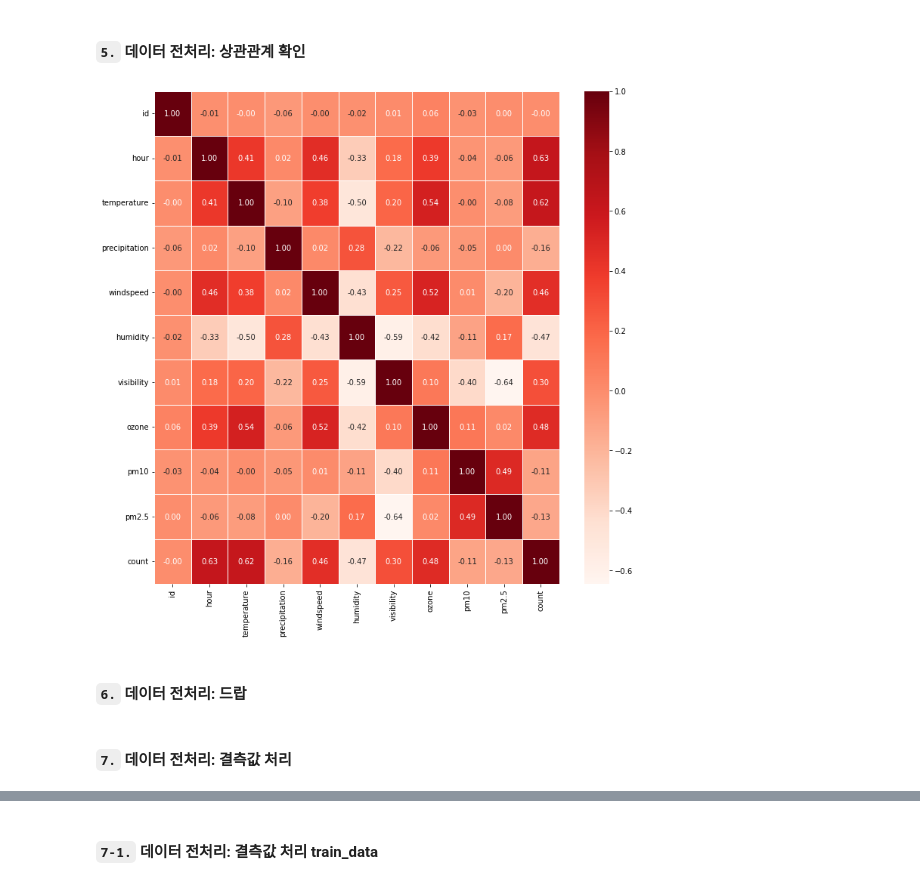
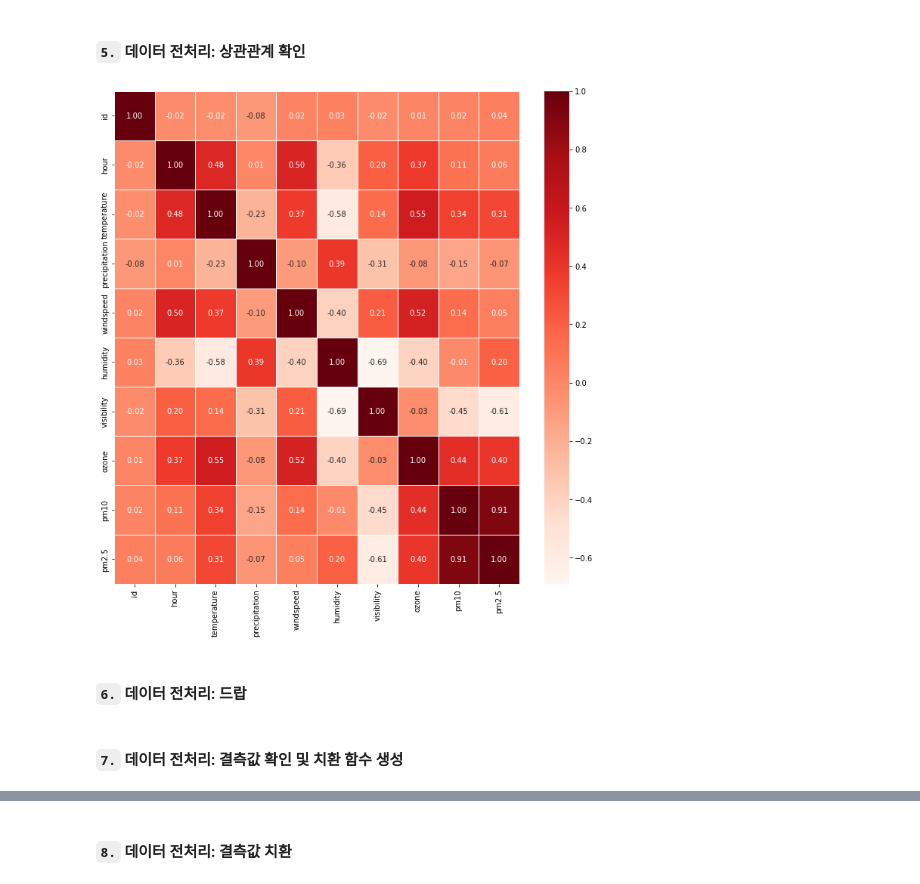
Before and after one commit to P-jinwan/Dacon, a Jupyter notebook: AI model for predicting the use of bicycles in Seoul/AI model for predicting the use of bicycles in Seoul.ipynb, the cells around one changed output, grey strips where cells are left out. Saved outputs shown, nothing was run; the diff lists cells and outputs as text; code cells hidden in the pictures.

```diff
--- a/AI model for predicting the use of bicycles in Seoul/AI model for predicting the use of bicycles in Seoul.ipynb
+++ b/AI model for predicting the use of bicycles in Seoul/AI model for predicting the use of bicycles in Seoul.ipynb
@@ -176,15 +196,15 @@ None
 # %%
 # 히트맵으로 각 데이터별 상관관계를 시각화합니다.
 plt.figure(figsize=(12,12))              # plt.figure(figsize=(15,15)): 15x15의 크기로 그림을 그려달라는 것입니다.
-sns.heatmap(data=train_data.corr(),      # data=: 시각화에 사용할 자료를 선택합니다.
+sns.heatmap(data=test_data.corr(),       # data=: 시각화에 사용할 자료를 선택합니다.
             annot=True,                  # annot=: 셀 안에 숫자 표시 여부를 지정합니다.
             fmt='.2f',                   # fmt=: annot=True인 경우 숫자의 표시 형식을 지정합니다.
             linewidths=.5,               # linewidths=: 각 셀을 나눌 선의 두께를 지정합니다.
             cmap='Reds')                 # cmap=: 표의 섹상을 지정합니다.
 
 plt.show()
 # %% [output]
-[figure, old version]
+[figure, new version]
 # %% [markdown]
 #### `6.` 데이터 전처리: 드랍
 # %%
@@ -192,7 +212,7 @@ plt.show()
 train_data.drop(columns=['id'], inplace=True)
 test_data.drop(columns=['id'], inplace=True)
 # %% [markdown]
-#### `7.` 데이터 전처리: 결측값 처리
+#### `7.` 데이터 전처리: 결측값 확인 및 치환 함수 생성
 # %%
 # 결측값을 확인합니다.
 print('-----train_data 결측값-----')
@@ -218,5 +254,5 @@ pm10             37
 pm2.5            36
 dtype: int64
 # %% [markdown]
-#### `7-1.` 데이터 전처리: 결측값 처리 train_data
+#### `8.` 데이터 전처리: 결측값 치환
 # %%
```
Also changed, not shown: parts of 31 cells of this notebook, 1 other file.
